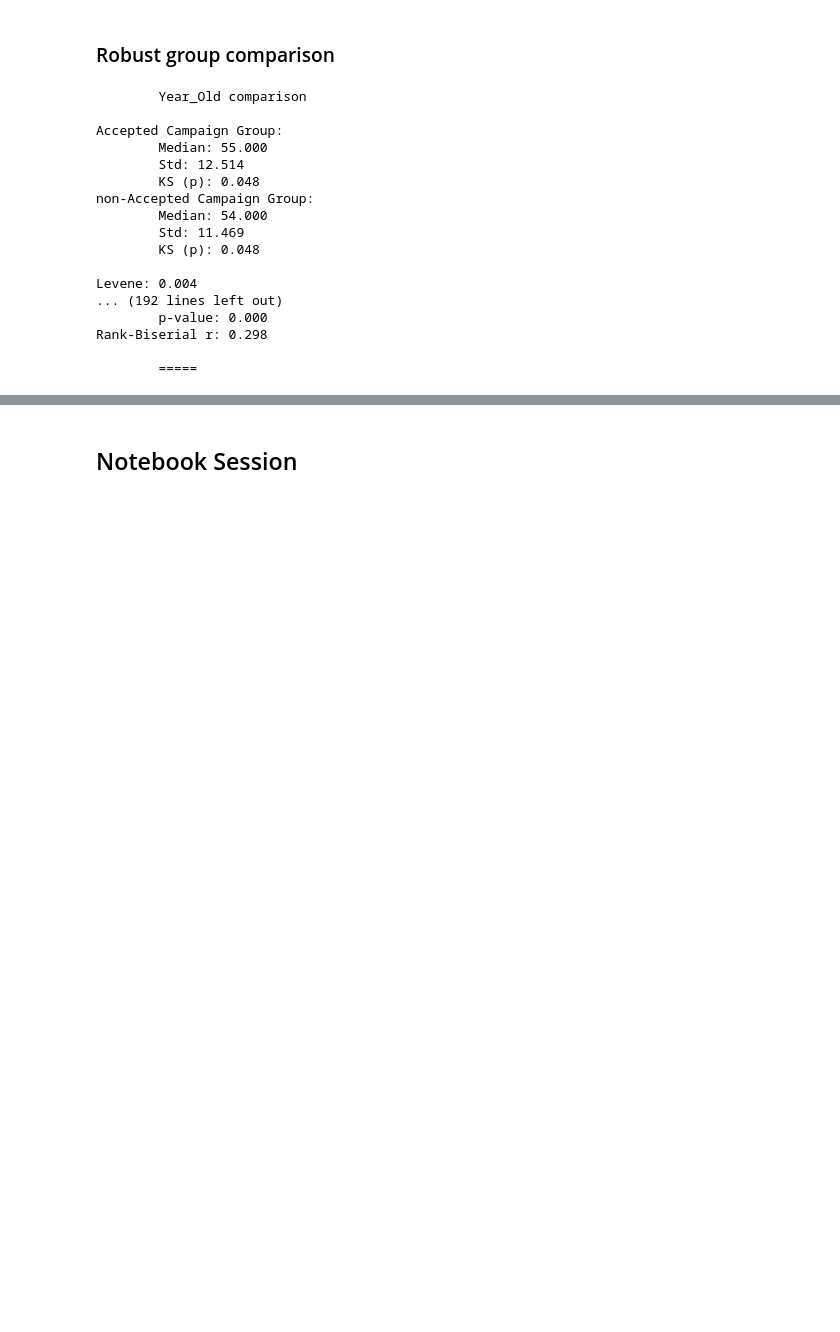
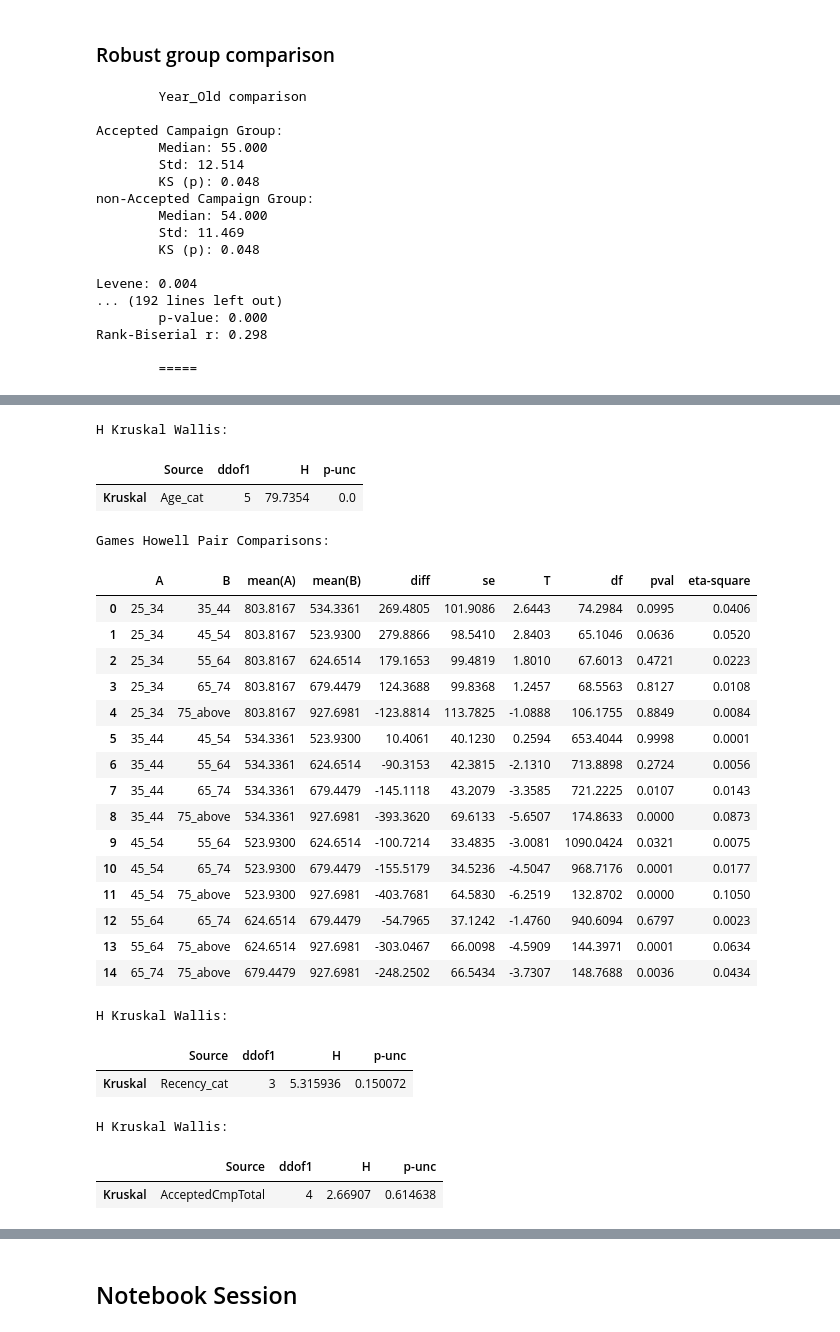
Before and after one commit to almanzanas/ifoodDataAnalystTest, a Jupyter notebook: notebooks/03_inferential.ipynb, the cells around one changed output, grey strips where cells are left out. Drawn from its saved outputs; the diff is of its cells as text; code cells hidden in the pictures; blank space fills up the shorter version.

Commit message:
Multiple Comparisons
New report file (Rmd)

```diff
--- a/notebooks/03_inferential.ipynb
+++ b/notebooks/03_inferential.ipynb
@@ -402,0 +417,4 @@ memory usage: 669.3 KB
+# %%
+data["cmp_accp"] = np.where(data["AcceptedCmpTotal"] > 0, 1, 0)
+
+data[["cmp_accp", "AcceptedCmpTotal"]].sample(5)
@@ -402,0 +526,61 @@ memory usage: 669.3 KB
+# %%
+result_kw = pg.kruskal(data=data,
+                       dv="MntSpentTotal",
+                       between="Age_cat")
+
+result_pair = pg.pairwise_gameshowell(data=data,
+                                      dv="MntSpentTotal",
+                                      between="Age_cat",
+                                      effsize="eta-square")
+
+result_kw = round(result_kw, 4)
+result_pair = round(result_pair, 4)
+
+print("\nH Kruskal Wallis:\n")
+display(result_kw)
+
+print("\nGames Howell Pair Comparisons:\n")
+display(result_pair)
+# %% [output]
+H Kruskal Wallis:
+|  | Source | ddof1 | H | p-unc |
+| Kruskal | Age_cat | 5 | 79.7354 | 0.0 |
+Games Howell Pair Comparisons:
+|  | A | B | mean(A) | mean(B) | diff | se | T | df | pval | eta-square |
+| 0 | 25_34 | 35_44 | 803.8167 | 534.3361 | 269.4805 | 101.9086 | 2.6443 | 74.2984 | 0.0995 | 0.0406 |
+| 1 | 25_34 | 45_54 | 803.8167 | 523.9300 | 279.8866 | 98.5410 | 2.8403 | 65.1046 | 0.0636 | 0.0520 |
+| 2 | 25_34 | 55_64 | 803.8167 | 624.6514 | 179.1653 | 99.4819 | 1.8010 | 67.6013 | 0.4721 | 0.0223 |
+| 3 | 25_34 | 65_74 | 803.8167 | 679.4479 | 124.3688 | 99.8368 | 1.2457 | 68.5563 | 0.8127 | 0.0108 |
+| 4 | 25_34 | 75_above | 803.8167 | 927.6981 | -123.8814 | 113.7825 | -1.0888 | 106.1755 | 0.8849 | 0.0084 |
+| 5 | 35_44 | 45_54 | 534.3361 | 523.9300 | 10.4061 | 40.1230 | 0.2594 | 653.4044 | 0.9998 | 0.0001 |
+| 6 | 35_44 | 55_64 | 534.3361 | 624.6514 | -90.3153 | 42.3815 | -2.1310 | 713.8898 | 0.2724 | 0.0056 |
+| 7 | 35_44 | 65_74 | 534.3361 | 679.4479 | -145.1118 | 43.2079 | -3.3585 | 721.2225 | 0.0107 | 0.0143 |
+| 8 | 35_44 | 75_above | 534.3361 | 927.6981 | -393.3620 | 69.6133 | -5.6507 | 174.8633 | 0.0000 | 0.0873 |
+| 9 | 45_54 | 55_64 | 523.9300 | 624.6514 | -100.7214 | 33.4835 | -3.0081 | 1090.0424 | 0.0321 | 0.0075 |
+| 10 | 45_54 | 65_74 | 523.9300 | 679.4479 | -155.5179 | 34.5236 | -4.5047 | 968.7176 | 0.0001 | 0.0177 |
+| 11 | 45_54 | 75_above | 523.9300 | 927.6981 | -403.7681 | 64.5830 | -6.2519 | 132.8702 | 0.0000 | 0.1050 |
+| 12 | 55_64 | 65_74 | 624.6514 | 679.4479 | -54.7965 | 37.1242 | -1.4760 | 940.6094 | 0.6797 | 0.0023 |
+| 13 | 55_64 | 75_above | 624.6514 | 927.6981 | -303.0467 | 66.0098 | -4.5909 | 144.3971 | 0.0001 | 0.0634 |
+| 14 | 65_74 | 75_above | 679.4479 | 927.6981 | -248.2502 | 66.5434 | -3.7307 | 148.7688 | 0.0036 | 0.0434 |
+# %%
+result_kw = pg.kruskal(data=data,
+                       dv="MntSpentTotal",
+                       between="Recency_cat")
+
+print("\nH Kruskal Wallis:\n")
+display(result_kw)
+# %% [output]
+H Kruskal Wallis:
+|  | Source | ddof1 | H | p-unc |
+| Kruskal | Recency_cat | 3 | 5.315936 | 0.150072 |
+# %%
+result_kw = pg.kruskal(data=data,
+                       dv="Recency",
+                       between="AcceptedCmpTotal")
+
+print("\nH Kruskal Wallis:\n")
+display(result_kw)
+# %% [output]
+H Kruskal Wallis:
+|  | Source | ddof1 | H | p-unc |
+| Kruskal | AcceptedCmpTotal | 4 | 2.66907 | 0.614638 |
```
Also changed, not shown: parts of 14 cells of this notebook, 1 other file.
